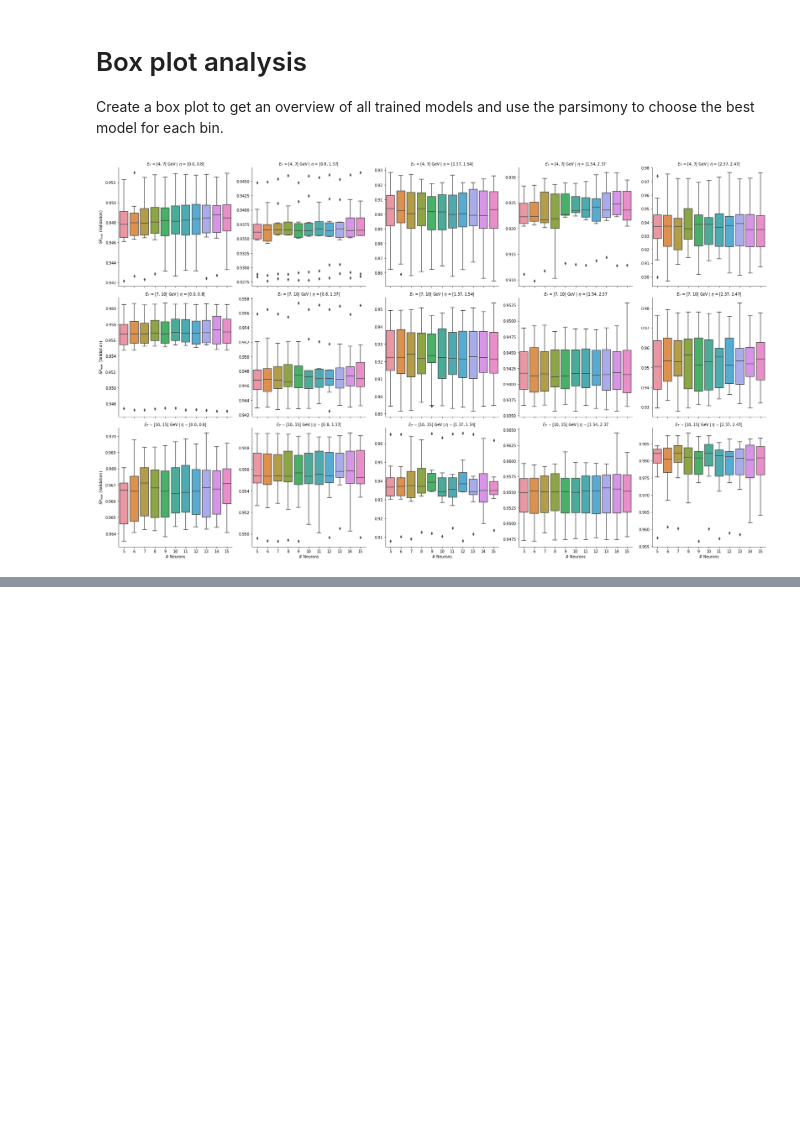
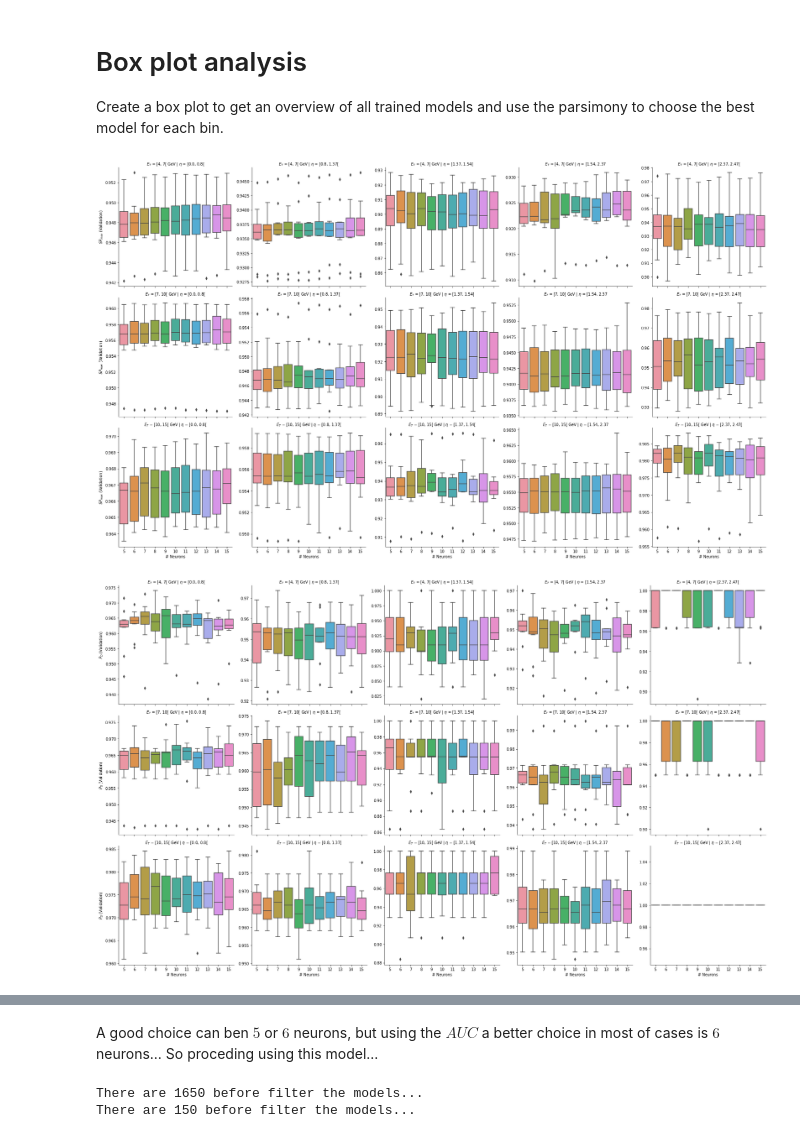
Before and after one commit to ringer-softwares/kolmov, a Jupyter notebook: kolmov/share/analysis_example.ipynb, the cells around one changed output, grey strips where cells are left out. Cells and saved outputs as stored; diff of their text form; code cells hidden in the pictures; blank space fills up the shorter version.

Commit message:
filter the pandas table to get the winner model using parcemony... next step: view the error bars, select the operation model and test on 2018 data

```diff
--- a/kolmov/share/analysis_example.ipynb
+++ b/kolmov/share/analysis_example.ipynb
@@ -41,23 +41,37 @@ Create a box plot to get an overview of all trained models and use the parsimony
 et_range = ['[4, 7[ GeV', '[7, 10[ GeV', '[10, 15[ GeV']
 eta_range = ['[0.0, 0.8[', '[0.8, 1.37[', '[1.37, 1.54[', '[1.54, 2.37', '[2.37, 2.47[']
 # %%
-# create the box plot.
-# rename the columns names.
-# map the model idx into real # neurons.
+map_key_dict ={
+   'max_sp_val'    : (r'$SP_{max}$ (Validation)', 'sp'),
+   'max_sp_pd_val' : (r'$P_D$ (Validation)', 'pd'),
+   'max_sp_fa_val' : (r'$F_A$ (Validation)', 'fa'),
+   'auc_val'       : (r'AUC (Validation)', 'auc'),
+}
 
-sns.factorplot(data=(cv_df
-                     .replace({'model_idx' : {i :  n for i, n in zip(range(0,10+1),
-                     range(5,15+1))},
-                               'et_bin'    : {i : et_range[i] for i in range(3)},
-                               'eta_bin'   : {i : eta_range[i] for i in range(5)}})
-                     .rename({'model_idx'  : '# Neurons',
-                              'et_bin'     : r'$E_T$',
-                              'eta_bin'    : r'$\eta$',
-                              'max_sp_val' : r'$SP_{max}$ (Validation)'},
-                      axis=1)), x='# Neurons',
-                      y=r'$SP_{max}$ (Validation)', col=r'$\eta$',
-                      row=r'$E_T$', kind='box', sharey=False)
+# using as simple function in order to make easier plot all need measures
+def create_cool_box_plot(df, key, mapped_key, output_name):
+    # create the box plot.
+    # rename the columns names.
+    # map the model idx into real # neurons.
 
-plt.savefig(os.path.join(base_path, 'box_plot_v1.png'), dpi=300)
+    sns.factorplot(data=(df
+                        .replace({'model_idx' : {i :  n for i, n in zip(range(0,10+1),
+                        range(5,15+1))},
+                                'et_bin'    : {i : et_range[i] for i in range(3)},
+                                'eta_bin'   : {i : eta_range[i] for i in range(5)}})
+                        .rename({'model_idx'  : '# Neurons',
+                                'et_bin'     : r'$E_T$',
+                                'eta_bin'    : r'$\eta$',
+                                key : mapped_key},
+                        axis=1)), x='# Neurons',
+                        y=mapped_key, col=r'$\eta$',
+                        row=r'$E_T$', kind='box', sharey=False)
+
+    plt.savefig(os.path.join(base_path, 'box_plot_%s.png' %(output_name)), dpi=300)
-# %% [output]
-[figure, removed]
+# %%
+for ikey in map_key_dict.keys():
+    map_k, o_name = map_key_dict[ikey]
+    create_cool_box_plot(df=cv_df, key=ikey, mapped_key=map_k, output_name=o_name)
+# %% [output]
+[figure, added]
+[figure, added]
@@ -63,0 +80,10 @@ plt.savefig(os.path.join(base_path, 'box_plot_v1.png'), dpi=300)
+# %% [markdown]
+A good choice can ben $5$ or $6$ neurons, but using the $AUC$ a better choice in most of cases is $6$ neurons... So proceding using this model...
+# %%
+# filter to get only the model with 6 neurons
+print('There are %i before filter the models...' %(len(cv_df)))
+cv_df = cv_df.loc[cv_df.model_idx==1, :] # model_idx==1 is the model with 6 neurons...
+print('There are %i before filter the models...' %(len(cv_df)))
+# %% [output]
+There are 1650 before filter the models...
+There are 150 before filter the models...
```
Also changed, not shown: parts of 1 cell of this notebook.
